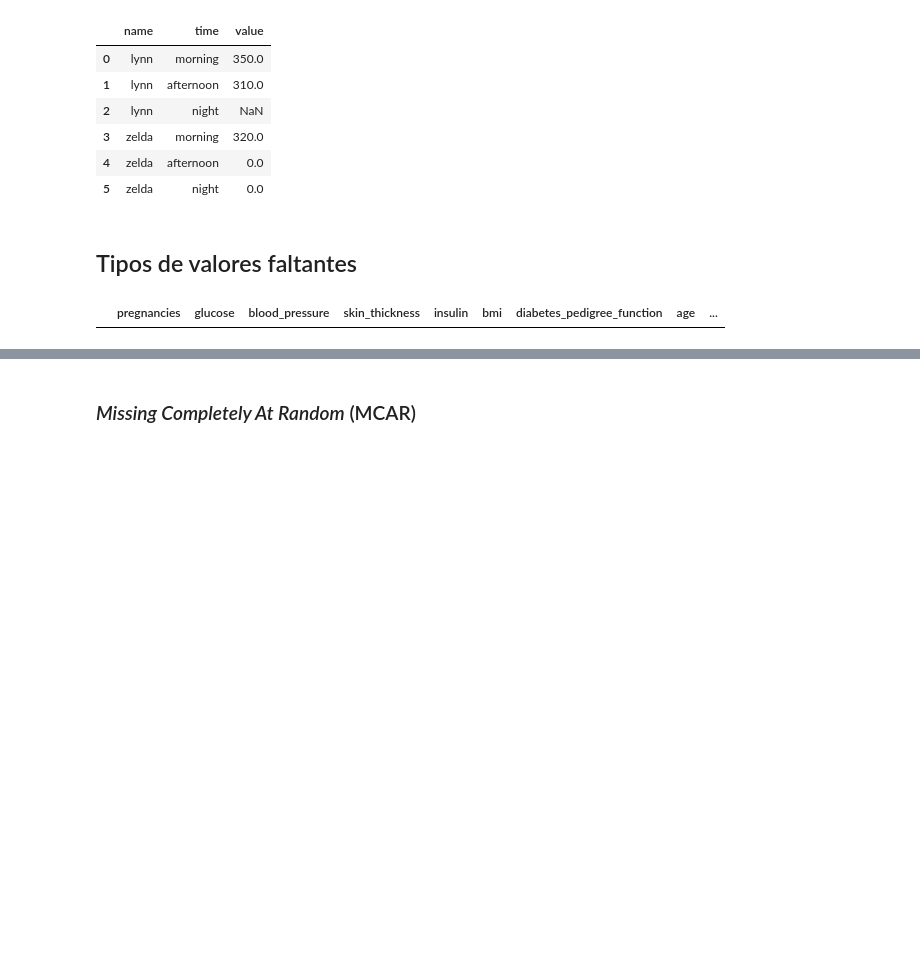
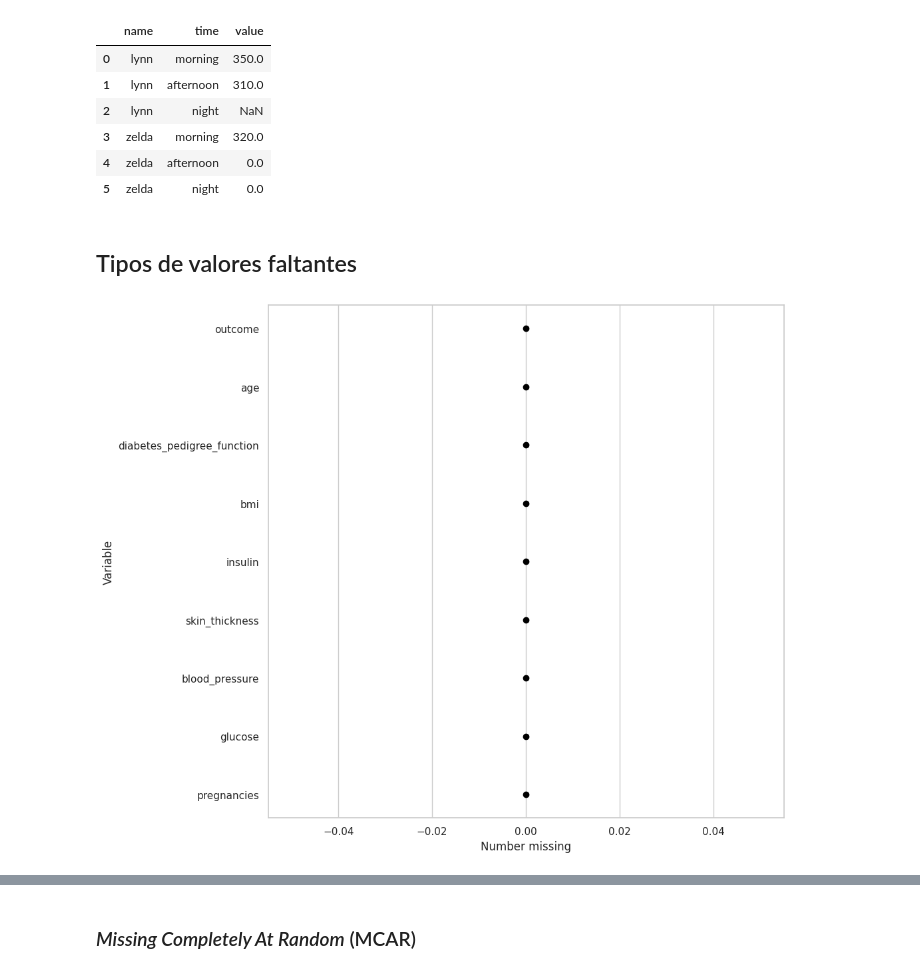
Before and after one commit to Alejolamilla/Missing-values-course, a Jupyter notebook: live-exploration-missing-values.ipynb, the cells around one changed output, grey strips where cells are left out. Cells and saved outputs as stored; diff of their text form; code cells hidden in the pictures; blank space fills up the shorter version.

Commit message:
chatter plot

```diff
--- a/live-exploration-missing-values.ipynb
+++ b/live-exploration-missing-values.ipynb
@@ -585,6 +585,6 @@ implicit_to_explicit_df.complete(
 # %% [markdown]
 ## Tipos de valores faltantes
 # %%
-diabetes_df
+diabetes_df.missing.missing_variable_plot()
 # %% [output]
-|  | pregnancies | glucose | blood_pressure | skin_thickness | insulin | bmi | diabetes_pedigree_function | age | ... |
+[figure, added]
```
Also changed, not shown: parts of 17 cells of this notebook, 2 other files.
